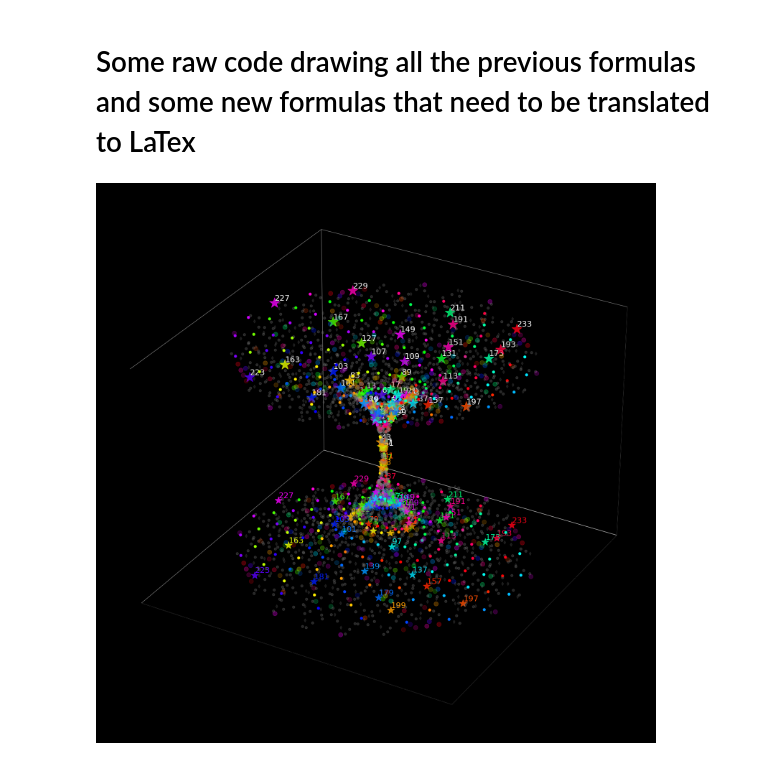
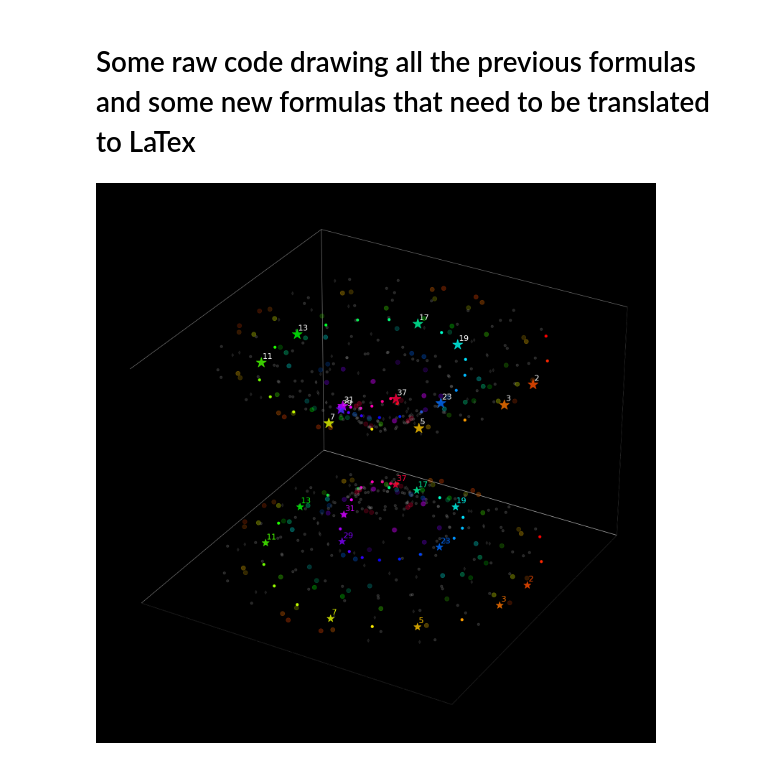
Before and after one commit to fbunc/eigen_atlas_raw, a Jupyter notebook: 000_README_EigenAtlas.ipynb, the cells around one changed output. Saved outputs shown, nothing was run; the diff lists cells and outputs as text; code cells hidden in the pictures.

```diff
--- a/000_README_EigenAtlas.ipynb
+++ b/000_README_EigenAtlas.ipynb
@@ -440,11 +440,11 @@ def get_eigen_atlas_2D(input_symbol,sym_src,start_index,batch_size,M,To,k_o,r_o,
     return df
 # %%
 # Inputs for basic eigenwheel_generator
-sessions    = 6
+sessions    = 1
 To=39
 M=To
 stretch_space=2 # 4 is one "natural" factor
-stretch_time=1
+stretch_time=1 # 3 is one 'natural' factor
 phase=5
 norm=3
 frac=1/2
@@ -769,5 +769,5 @@ def plot_eigenwheels_v2(eigen_atlas,sx,sy,start,end,allow_scatter,allow_text,all
 # %%
-allow_anim_png=0
+allow_anim_png=1
 plot_eigenwheels_v2(eigen_atlas,sx,sy,start,end,allow_scatter,allow_text,allow_anim_png,mode,symbol_size,text_size,time_color,symbol_color)
 # %% [output]
-[figure, old version]
+[figure, new version]
```
Also changed, not shown: parts of 3 cells of this notebook, 40 other files.
